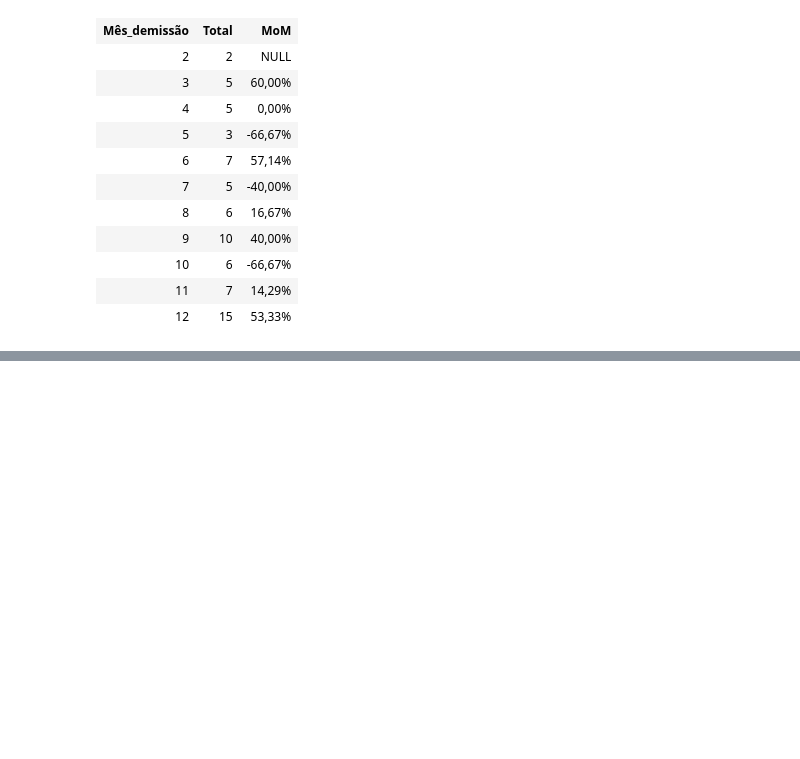
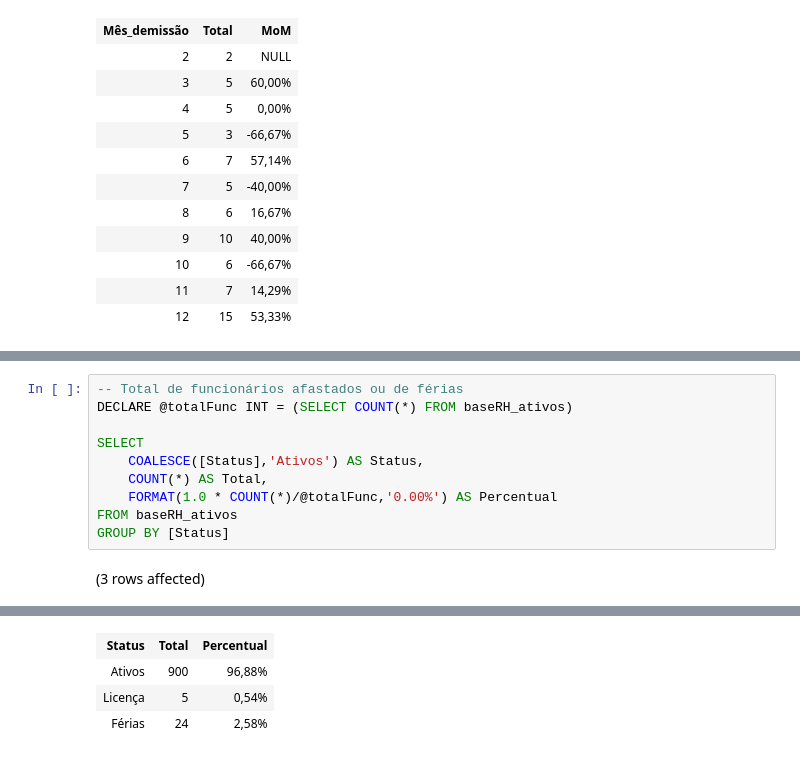
Before and after one commit to AlbertoFAraujo/SQL_People_analytics, a Jupyter notebook: people_analytics_EDA.ipynb, the cells around one changed output, grey strips where cells are left out. Drawn from its saved outputs; the diff is of its cells as text; blank space fills up the shorter version.

```diff
--- a/people_analytics_EDA.ipynb
+++ b/people_analytics_EDA.ipynb
@@ -276,0 +351,12 @@ Total execution time: 00:00:00.015
+# %%
+-- Total de funcionários afastados ou de férias
+DECLARE @totalFunc INT = (SELECT COUNT(*) FROM baseRH_ativos)
+
+SELECT
+    COALESCE([Status],'Ativos') AS Status,
+    COUNT(*) AS Total,
+    FORMAT(1.0 * COUNT(*)/@totalFunc,'0.00%') AS Percentual
+FROM baseRH_ativos
+GROUP BY [Status]
+# %% [output]
+(3 rows affected)
@@ -276,0 +364,4 @@ Total execution time: 00:00:00.015
+| Status | Total | Percentual |
+| Ativos | 900 | 96,88% |
+| Licença | 5 | 0,54% |
+| Férias | 24 | 2,58% |
```
Also changed, not shown: parts of 4 cells of this notebook.
